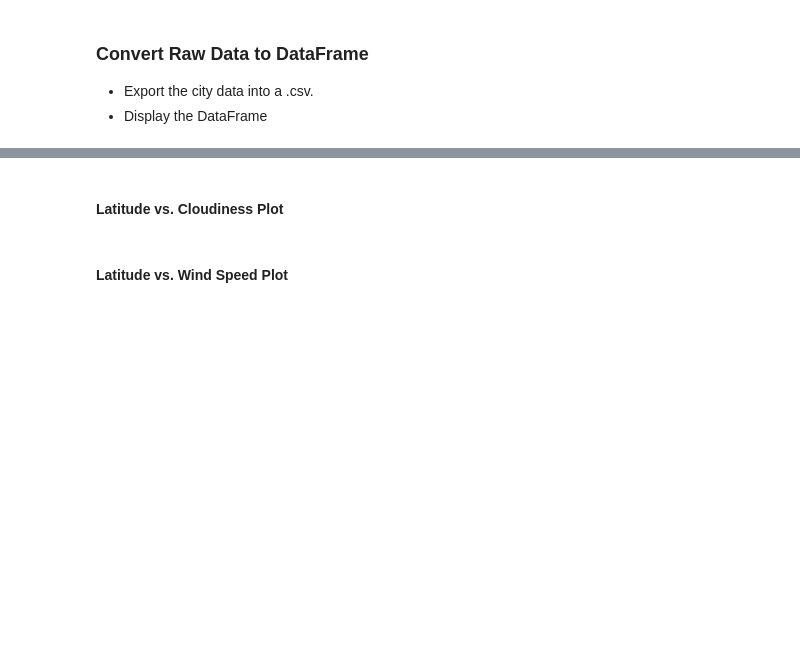
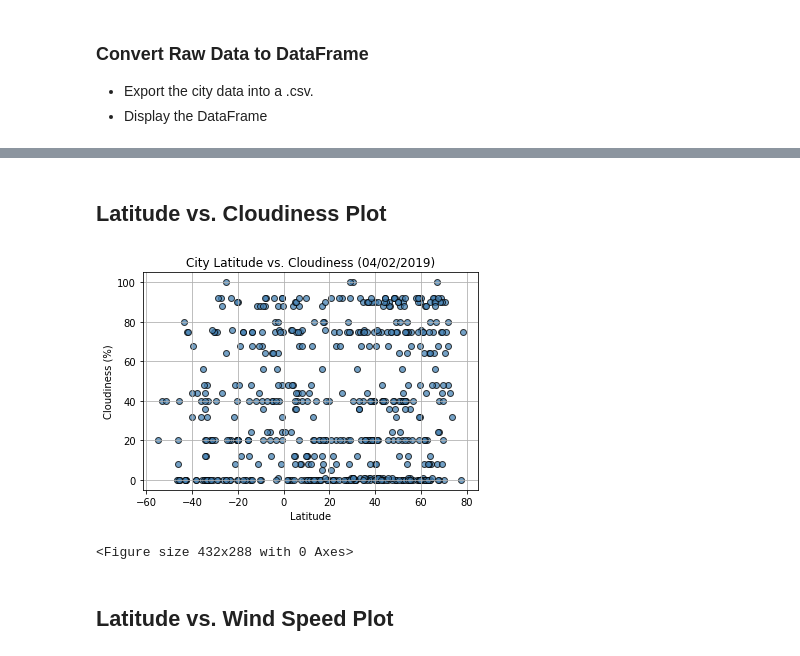
Before and after one commit to tisfarah/GTDSABC_Homework, a Jupyter notebook: Week 6 Python API/WeatherPy-Farah.ipynb, the cells around one changed output, grey strips where cells are left out. Saved outputs shown, nothing was run; the diff lists cells and outputs as text; code cells hidden in the pictures; blank space fills up the shorter version.

```diff
--- a/Week 6 Python API/WeatherPy-Farah.ipynb
+++ b/Week 6 Python API/WeatherPy-Farah.ipynb
@@ -233,4 +213,29 @@ report_status(name='luke', affiliation='jedi', status='missing')
 # %% [markdown]
-#### Latitude vs. Cloudiness Plot
+## Latitude vs. Cloudiness Plot
+# %%
+# X coordinates are the latitude
+x_lat = weather_df['Lat']
+
+# Y coordinates are the max temperatures
+y_cloud = weather_df["Cloudiness"]
+
+# Build the scatter plot
+
+plt.scatter(x_lat, y_cloud, c = 'steelblue', alpha=0.75, edgecolors ="black", linewidth =1)
+
+# Incorporate the other graph properties
+plt.xlabel("Latitude")
+plt.ylabel("Cloudiness (%)")
+today = now.strftime("%m/%d/%Y")
+plt.title(f"City Latitude vs. Cloudiness ({today})")
+plt.grid(True)
+
+# Save Figure
+plt.show()
+
+plt.savefig("LatVsCloudiness_Farah.png")
+# %% [output]
+[figure, added]
+<Figure size 432x288 with 0 Axes>
 # %% [markdown]
-#### Latitude vs. Wind Speed Plot
+## Latitude vs. Wind Speed Plot
```
Also changed, not shown: parts of 22 cells of this notebook, 5 other files.
